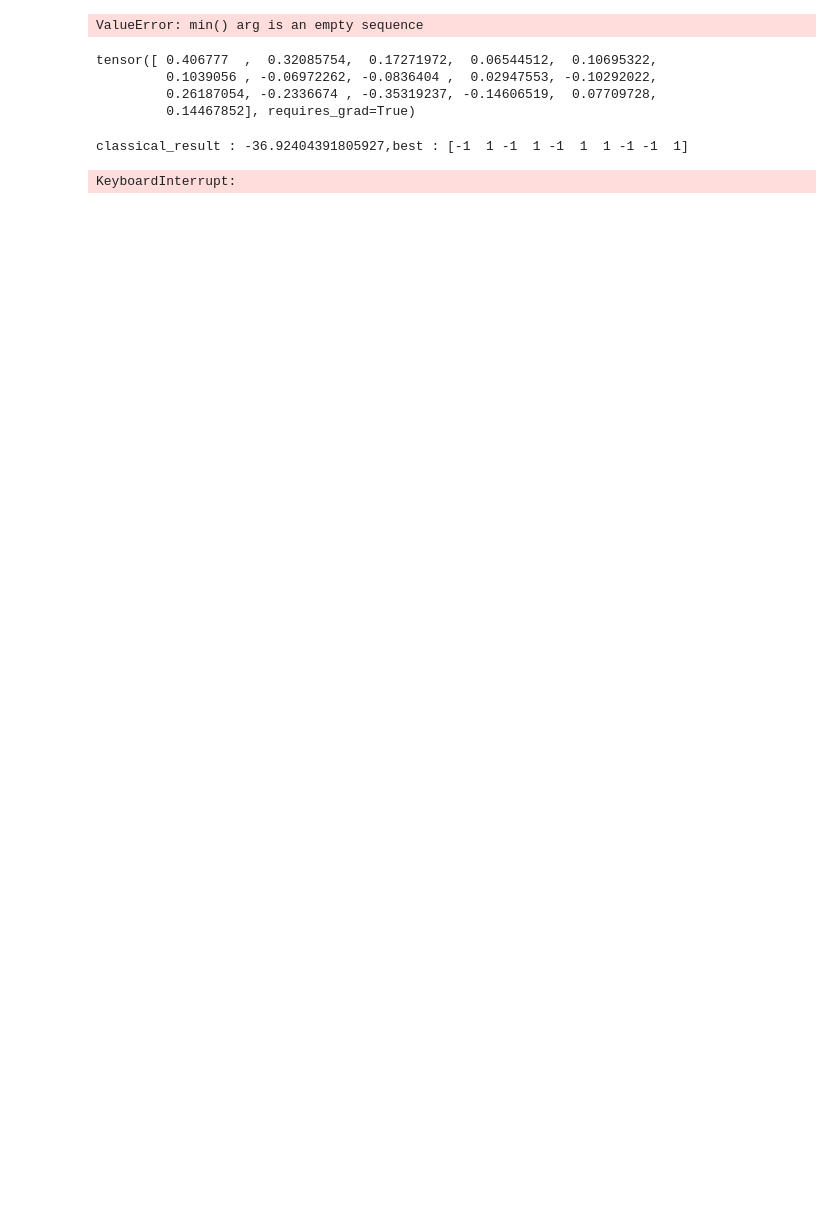
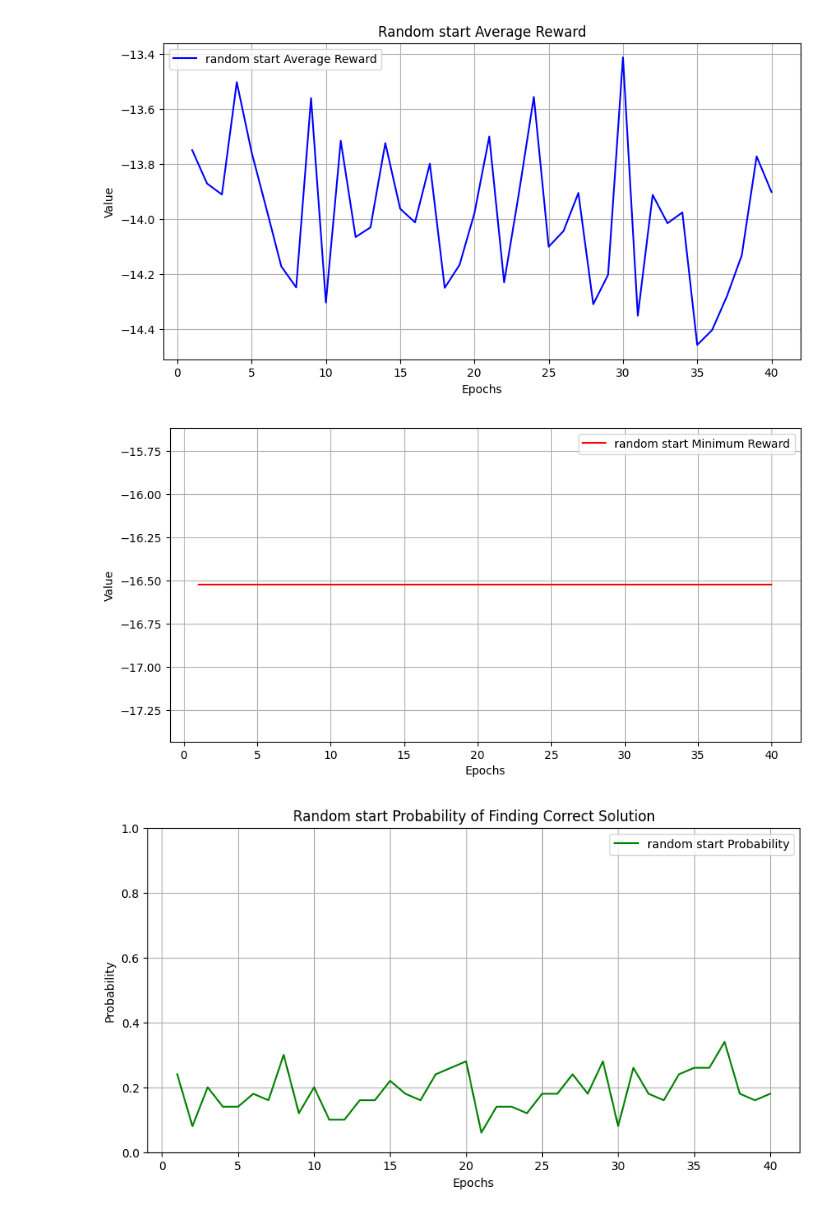
Before and after one commit to pop756/Pasqal_chanllenge, a Jupyter notebook: QAOA_constraints.ipynb, the cells around one changed output. Drawn from its saved outputs; the diff is of its cells as text; code cells hidden in the pictures; blank space fills up the shorter version.

```diff
--- a/QAOA_constraints.ipynb
+++ b/QAOA_constraints.ipynb
@@ -1323,12 +1602,12 @@ import random
 # Define QAOA depth
 depth =1
 size = 10
-seed = 50
+
 hamming_weight = 5
 penalty = 5
 
 # Generate a QUBO matrix that is challenging for classical QAOA optimization
-np.random.seed(seed)
-Q = generate_upper_triangular_qubo(size, (-1,-3), (0,3), integer=False)
+
+Q = generate_upper_triangular_qubo(size, (-1,-3), (2,4), integer=False)
 Q_cal = Q + qubo_to_ising(add_constraint([1]*size,hamming_weight)*penalty)
-print(Q)
+Q_cal = zero_lower_triangle(Q_cal)
@@ -1360,17 +1637,14 @@ print(Q)
 n = Q.shape[0]
 n_c = 2
 
-np.random.seed(seed)
-init_params = np.random.uniform(0, 0.1, depth * (n-n_c)*2)
-
-
+init_params = np.reshape(np.array([-0.01873677 ,-2.88088044]*(n-n_c)),-1)
 # RL-QAOA setup
-rl_qaoa_rand = RL_QAOA(Q_cal,n,init_params,b_vector = np.array([[25.]*int((n**2)) for i in range(n-n_c)]) ,QAOA_depth=depth,gamma = 0.99,learning_rate_init=[0.02,0.05])
-final_config = rl_qaoa_rand.rqaoa_execute()
-rl_qaoa_rand.n_c =n_c
-print(f"classical_result : {float(final_config[2])},best : {rl_qaoa_rand.node_assignments}" )
+rl_qaoa_const = RL_QAOA_constraint(Q,n,init_params,b_vector = np.array([[25.]*int((n**2)) for i in range(n-n_c)]) ,QAOA_depth=depth,hamming_weight=hamming_weight,penalty=penalty,gamma = 0.99,learning_rate_init=[0.02,0.5])
+final_config = rl_qaoa_const.rqaoa_execute()
+rl_qaoa_const.n_c =n_c
+print(f"classical_result : {float(final_config[2])},best : {rl_qaoa_const.node_assignments}" )
 
 
 # Execute RQAOA
-final_config = rl_qaoa_rand.RL_QAOA(episodes=50,epochs=200,correct_ans=float(final_config[2]))
+final_config = rl_qaoa_const.RL_QAOA(episodes=50,epochs=200,correct_ans=float(final_config[2]))
 # %% [output]
@@ -1414,37 +1754,39 @@ def plot_rl_qaoa_results(avg_values, min_values, prob_values):
     plt.xlabel("Epochs")
     plt.ylabel("Value")
     plt.title("Random start Average Reward")
     plt.grid(True)
     plt.legend()
     plt.show()
 
     # Plot minimum values with margin
     plt.figure(figsize=(10, 5))
     plt.plot(epochs, min_values, label="random start Minimum Reward", color='red')
     plt.xlabel("Epochs")
     plt.ylabel("Value")
     plt.grid(True)
     plt.legend()
     plt.show()
 
     # Plot probability values
     plt.figure(figsize=(10, 5))
     plt.plot(epochs, prob_values, label="random start Probability", color='green')
     plt.xlabel("Epochs")
     plt.ylabel("Probability")
     plt.title("Random start Probability of Finding Correct Solution")
     plt.ylim(0, 1)  # Setting the y-axis range between 0 and 1
     plt.grid(True)
     plt.legend()
     plt.show()
 # Example usage with dummy data
-avg_values_random = rl_qaoa_rand.avg_values
-min_values_random = rl_qaoa_rand.min_values
-prob_values_random = rl_qaoa_rand.prob_values
+avg_values_random = rl_qaoa_const.avg_values
+min_values_random = rl_qaoa_const.min_values
+prob_values_random = rl_qaoa_const.prob_values
 
 plot_rl_qaoa_results(avg_values_random, min_values_random, prob_values_random)
 # %% [output]
-ValueError: min() arg is an empty sequence
+[figure, added]
+[figure, added]
+[figure, added]
 # %%
 def reduce_hamiltonian(Q_full, check_list):
     """
@@ -2905,27 +1840,0 @@ def get_case(same_list, diff_list, node_number):
-# %%
-init_params
-# %% [output]
-tensor([ 0.406777  ,  0.32085754,  0.17271972,  0.06544512,  0.10695322,
-         0.1039056 , -0.06972262, -0.0836404 ,  0.02947553, -0.10292022,
-         0.26187054, -0.2336674 , -0.35319237, -0.14606519,  0.07709728,
-         0.14467852], requires_grad=True)
-# %%
-## Optimization with randomstate
-
-# Initial parameters for QAOA
-n = Q.shape[0]
-n_c = 2
-
-
-# RL-QAOA setup
-rl_qaoa_const = RL_QAOA_constraint(Q,n,init_params,b_vector = np.array([[25.]*int((n**2)) for i in range(n-n_c)]) ,QAOA_depth=depth,hamming_weight=5,penalty=penalty,gamma = 0.99,learning_rate_init=[0.02,0.05])
-final_config = rl_qaoa_const.rqaoa_execute()
-rl_qaoa_const.n_c =n_c
-print(f"classical_result : {float(final_config[2])},best : {rl_qaoa_const.node_assignments}" )
-
-
-# Execute RQAOA
-final_config = rl_qaoa_const.RL_QAOA(episodes=50,epochs=200,correct_ans=float(final_config[2]))
-# %% [output]
-classical_result : -36.92404391805927,best : [-1  1 -1  1 -1  1  1 -1 -1  1]
-KeyboardInterrupt:
```
Also changed, not shown: parts of 16 cells of this notebook, 29 other files.
